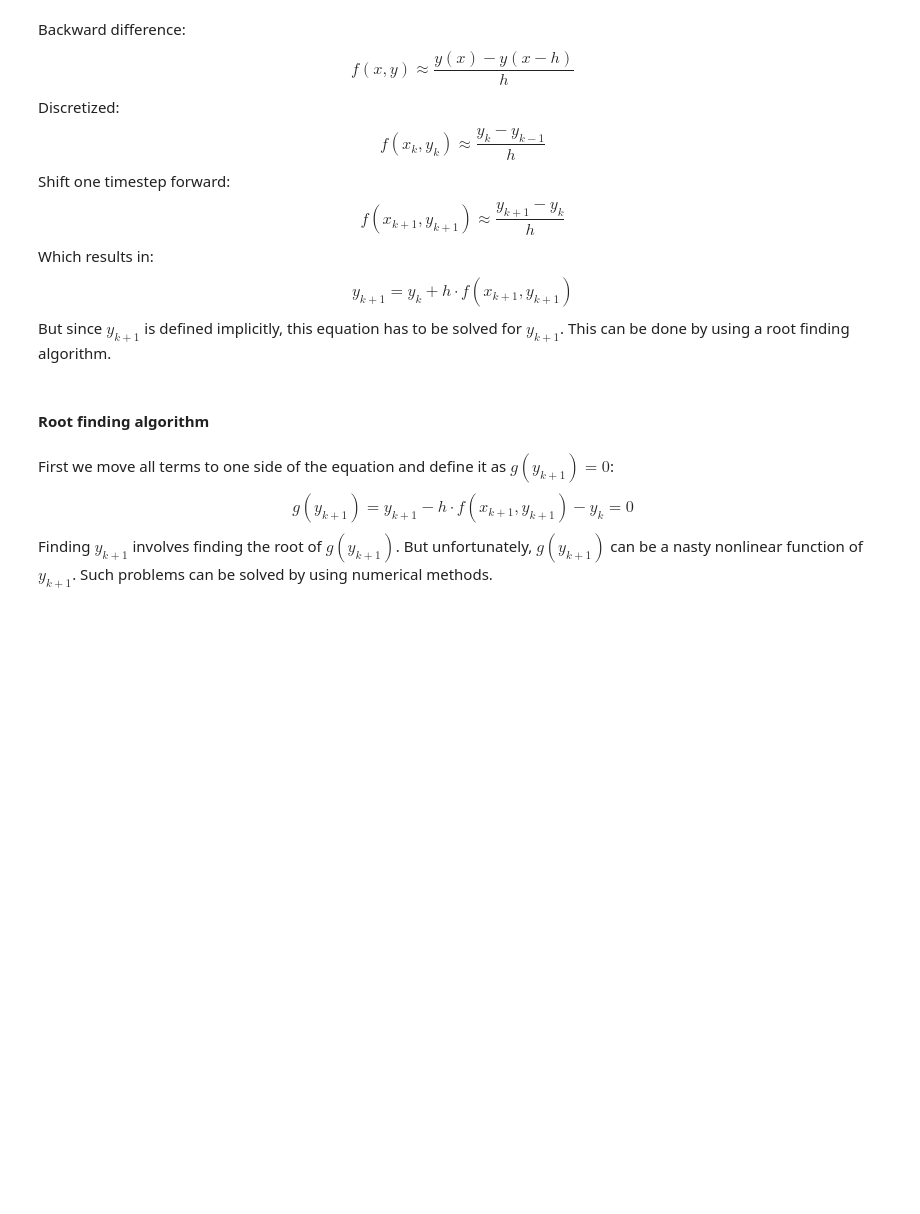
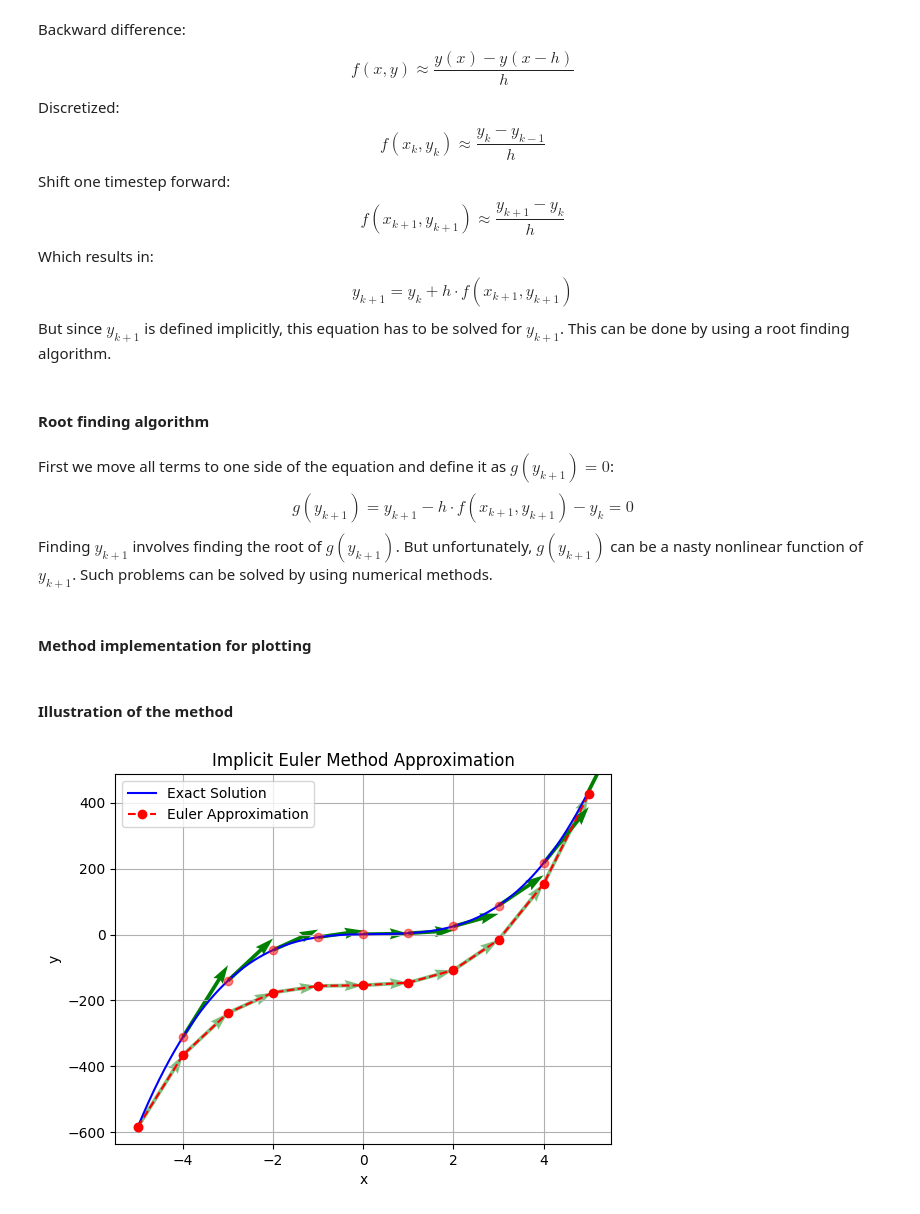
Before and after one commit to ElectroSheepH21/Math4GameDev, a Jupyter notebook: numerically_solving_ODEs.ipynb, the cells around one changed output. Cells and saved outputs as stored; diff of their text form; code cells hidden in the pictures; blank space fills up the shorter version.

Commit message:
Implement and illustrate implicit Euler method

```diff
--- a/numerically_solving_ODEs.ipynb
+++ b/numerically_solving_ODEs.ipynb
@@ -242,17 +243,17 @@ x_continuous = np.linspace(x_start, x_end, 1000)
 y_exact = lambda x: 4*x**3 - 3*x**2 + 2*x + 1
 f = lambda x, y: 12*x**2 - 6*x + 2
 
-x_discrete, y_expl_euler = expl_euler_method(f, y_exact(x_start), x_start, x_end, h)
+x_discrete, y_impl_euler = expl_euler_method(f, y_exact(x_start), x_start, x_end, h)
 
 plt.figure()
 plt.plot(x_continuous, y_exact(x_continuous), label='Exact Solution', color='blue')
-plt.plot(x_discrete, y_expl_euler, label=f'Euler Approximation', marker='o', linestyle='--', color='red')
+plt.plot(x_discrete, y_impl_euler, label=f'Euler Approximation', marker='o', linestyle='--', color='red')
 
 # Plot the derivatives
 for k in range(len(x_discrete)-1):
     plt.plot(x_discrete[k], y_exact(x_discrete[k]), marker='o', color='red', alpha=0.5)
-    plt.quiver(x_discrete[k], y_exact(x_discrete[k]), h, h*f(x_discrete[k], y_expl_euler[k]), angles='xy', scale_units='xy', scale=1, color='green')
-    plt.quiver(x_discrete[k], y_expl_euler[k], h, f(x_discrete[k], y_expl_euler[k])*h, angles='xy', scale_units='xy', scale=1, color='green', alpha=0.5)
+    plt.quiver(x_discrete[k], y_exact(x_discrete[k]), h, h*f(x_discrete[k], y_impl_euler[k]), angles='xy', scale_units='xy', scale=1, color='green')
+    plt.quiver(x_discrete[k], y_impl_euler[k], h, f(x_discrete[k], y_impl_euler[k])*h, angles='xy', scale_units='xy', scale=1, color='green', alpha=0.5)
 
 plt.title('Explicit Euler Method Approximation')
 plt.xlabel('x')
@@ -292,3 +293,48 @@ $$
 g(y_{k+1}) = y_{k+1} - h \cdot f(x_{k+1}, y_{k+1}) - y_k=0
 $$
 Finding $y_{k+1}$ involves finding the root of $g(y_{k+1})$. But unfortunately, $g(y_{k+1})$ can be a nasty nonlinear function of $y_{k+1}$. Such problems can be solved by using numerical methods.
+# %% [markdown]
+#### Method implementation for plotting
+# %%
+def implicit_euler_method(f, y0, x_start, x_end, h):
+    n_steps = math.ceil((x_end - x_start)/h)
+    x = np.arange(x_start, x_end+h, h)
+    y = np.zeros(n_steps+1)
+    y[0] = y0
+
+    for k in range(n_steps):
+        zero_equation = lambda xk1: xk1 - y[k] - h*f(x[k + 1], xk1)
+        y[k + 1] = fsolve(zero_equation, y[k])[0]
+
+    return x, y
+# %% [markdown]
+#### Illustration of the method
+# %%
+x_start = -5
+x_end = 5
+h = 1
+
+x_continuous = np.linspace(x_start, x_end, 1000)
+y_exact = lambda x: 4*x**3 - 3*x**2 + 2*x + 1
+f = lambda x, y: 12*x**2 - 6*x + 2
+
+x_discrete, y_impl_euler = implicit_euler_method(f, y_exact(x_start), x_start, x_end, h)
+
+plt.figure()
+plt.plot(x_continuous, y_exact(x_continuous), label='Exact Solution', color='blue')
+plt.plot(x_discrete, y_impl_euler, label=f'Euler Approximation', marker='o', linestyle='--', color='red')
+
+# Plot the derivatives
+for k in range(len(x_discrete)-1):
+    plt.plot(x_discrete[k], y_exact(x_discrete[k]), marker='o', color='red', alpha=0.5)
+    plt.quiver(x_discrete[k+1], y_exact(x_discrete[k+1]), h, h*f(x_discrete[k+1], y_impl_euler[k+1]), angles='xy', scale_units='xy', scale=1, color='green')
+    plt.quiver(x_discrete[k], y_impl_euler[k], h, f(x_discrete[k+1], y_impl_euler[k+1])*h, angles='xy', scale_units='xy', scale=1, color='green', alpha=0.5)
+
+plt.title('Implicit Euler Method Approximation')
+plt.xlabel('x')
+plt.ylabel('y')
+plt.grid(True)
+plt.legend()
+plt.show()
+# %% [output]
+[figure, added]
```
Also changed, not shown: parts of 1 cell of this notebook.
